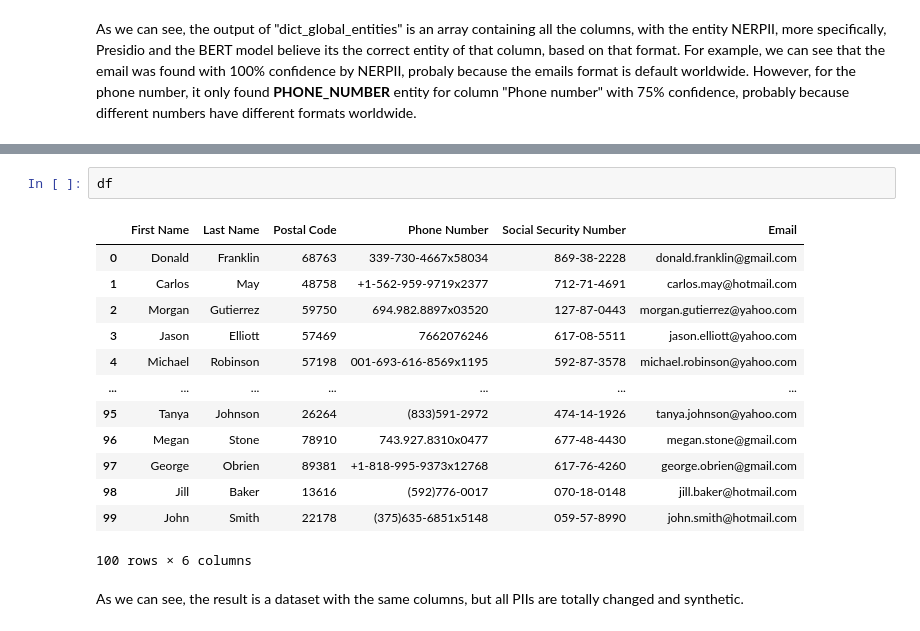
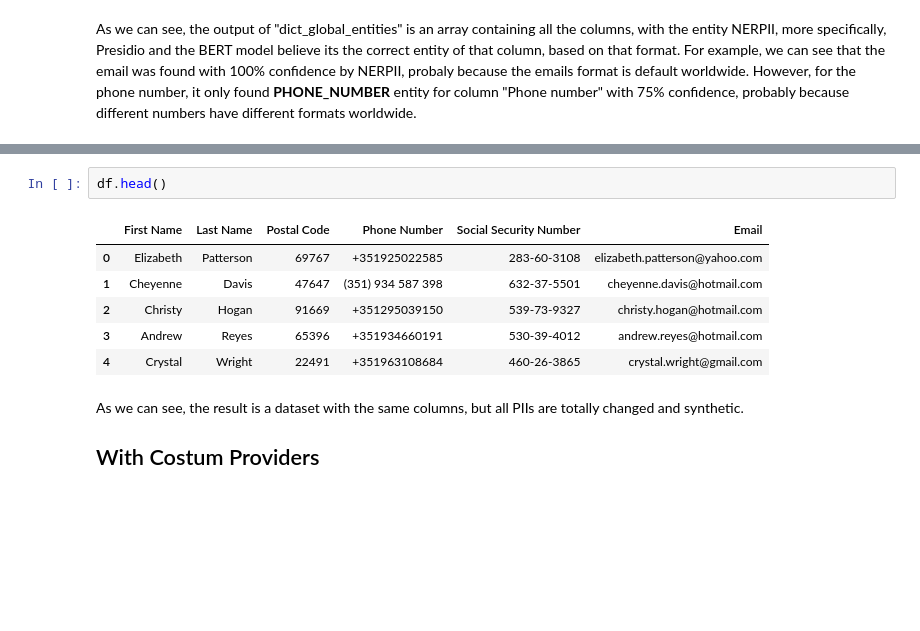
Before and after one commit to T-yago/IAS, a Jupyter notebook: nerpii/nerpii.ipynb, the cells around one changed output, grey strips where cells are left out. Cells and saved outputs as stored; diff of their text form; blank space fills up the shorter version.

```diff
--- a/nerpii/nerpii.ipynb
+++ b/nerpii/nerpii.ipynb
@@ -100,18 +131,13 @@ Column Social Security Number synthesized with Faker.
 # %%
-df
+df.head()
 # %% [output]
 |  | First Name | Last Name | Postal Code | Phone Number | Social Security Number | Email |
-| 0 | Donald | Franklin | 68763 | 339-730-4667x58034 | 869-38-2228 | donald.franklin@gmail.com |
-| 1 | Carlos | May | 48758 | +1-562-959-9719x2377 | 712-71-4691 | carlos.may@hotmail.com |
-| 2 | Morgan | Gutierrez | 59750 | 694.982.8897x03520 | 127-87-0443 | morgan.gutierrez@yahoo.com |
-| 3 | Jason | Elliott | 57469 | 7662076246 | 617-08-5511 | jason.elliott@yahoo.com |
-| 4 | Michael | Robinson | 57198 | 001-693-616-8569x1195 | 592-87-3578 | michael.robinson@yahoo.com |
-| ... | ... | ... | ... | ... | ... | ... |
-| 95 | Tanya | Johnson | 26264 | (833)591-2972 | 474-14-1926 | tanya.johnson@yahoo.com |
-| 96 | Megan | Stone | 78910 | 743.927.8310x0477 | 677-48-4430 | megan.stone@gmail.com |
-| 97 | George | Obrien | 89381 | +1-818-995-9373x12768 | 617-76-4260 | george.obrien@gmail.com |
-| 98 | Jill | Baker | 13616 | (592)776-0017 | 070-18-0148 | jill.baker@hotmail.com |
-| 99 | John | Smith | 22178 | (375)635-6851x5148 | 059-57-8990 | john.smith@hotmail.com |
+| 0 | Elizabeth | Patterson | 69767 | +351925022585 | 283-60-3108 | elizabeth.patterson@yahoo.com |
+| 1 | Cheyenne | Davis | 47647 | (351) 934 587 398 | 632-37-5501 | cheyenne.davis@hotmail.com |
+| 2 | Christy | Hogan | 91669 | +351295039150 | 539-73-9327 | christy.hogan@hotmail.com |
+| 3 | Andrew | Reyes | 65396 | +351934660191 | 530-39-4012 | andrew.reyes@hotmail.com |
+| 4 | Crystal | Wright | 22491 | +351963108684 | 460-26-3865 | crystal.wright@gmail.com |
-100 rows × 6 columns
 # %% [markdown]
 As we can see, the result is a dataset with the same columns, but all PIIs are totally changed and synthetic.
+
+## With Costum Providers
```
Also changed, not shown: parts of 25 cells of this notebook, 7 other files.
